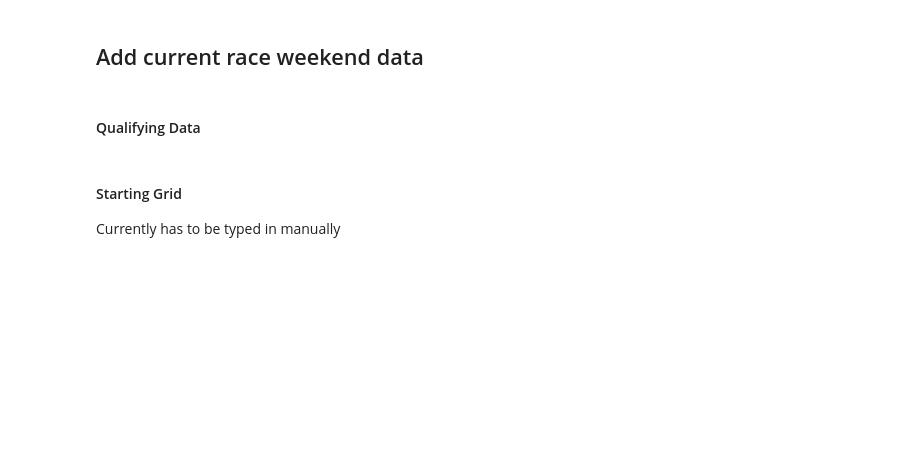
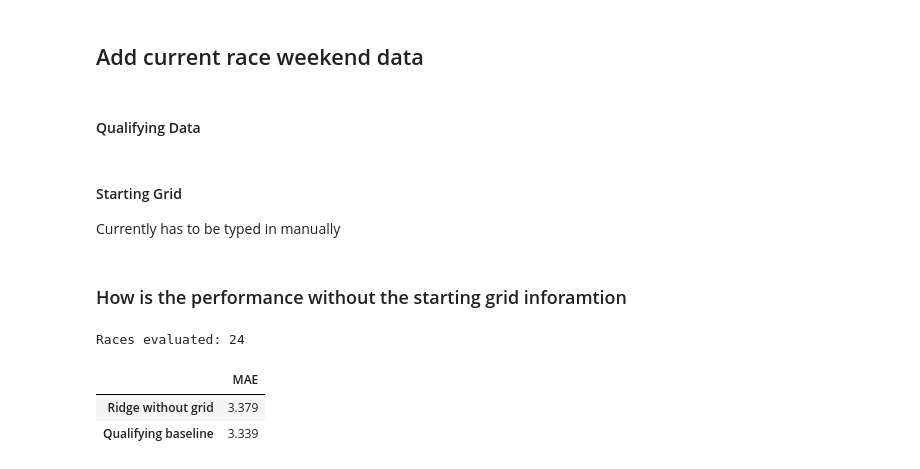
Before and after one commit to ramun-numar/f1-project, a Jupyter notebook: notebooks/analysis.ipynb, the cells around one changed output. Drawn from its saved outputs; the diff is of its cells as text; code cells hidden in the pictures; blank space fills up the shorter version.

```diff
--- a/notebooks/analysis.ipynb
+++ b/notebooks/analysis.ipynb
@@ -1357,3 +1406,72 @@ def add_starting_grid(participants, grid_path):
     drivers.loc[drivers["gridPositionText"].eq("PL"), "gridPositionNumber"] = drivers["fieldSize"]
 
     return drivers
+# %% [markdown]
+### How is the performance without the starting grid inforamtion
+# %%
+import pandas as pd
+import importlib
+from models import features
+from models.model import create_model
+
+importlib.reload(features)
+
+data = features.prepare_features()
+data["date"] = pd.to_datetime(data["date"])
+
+columns = features.numeric_features + features.categorical_features
+results = []
+
+# evaluate each race separately, including all recorded participants
+evaluation_data = data.loc[data["year"].eq(2025)]
+
+for race_id, race in evaluation_data.groupby("raceId"):
+    race = race.sort_values("driverId").copy()
+    race_date = race["date"].iloc[0]
+
+    # train only on earlier races within the previous ten years
+    train = data.loc[
+        data["date"].ge(race_date - pd.DateOffset(years=10))
+        & data["date"].lt(race_date)
+        & data["finish_fraction"].notna()
+    ]
+
+    model = create_model(
+        features.numeric_features,
+        features.categorical_features,
+    )
+    model.fit(train[columns], train["finish_fraction"])
+
+    # rank everyone before excluding non-starters from scoring, as we don't know before the race has started, whether they start or not
+    race["ridge_score"] = model.predict(race[columns])
+    race["ridge_position"] = race["ridge_score"].rank(method="first")
+
+    race["baseline_position"] = (
+        race["qualificationPositionNumber"]
+        .fillna(float("inf"))
+        .rank(method="first")
+    )
+
+    # non-starters have no valid finishing-position target,
+    # thus they are omited as they give no interesting informaiton on our model performance
+    scored = race.loc[race["finish_fraction"].notna()]
+
+    results.append({
+        "raceId": race_id,
+        "Ridge without grid": (
+            scored["ridge_position"] - scored["positionDisplayOrder"]
+        ).abs().mean(),
+        "Qualifying baseline": (
+            scored["baseline_position"] - scored["positionDisplayOrder"]
+        ).abs().mean(),
+    })
+
+race_errors = pd.DataFrame(results).set_index("raceId")
+
+print("Races evaluated:", len(race_errors))
+display(race_errors.mean().rename("MAE").to_frame().round(3))
+# %% [output]
+Races evaluated: 24
+|  | MAE |
+| Ridge without grid | 3.379 |
+| Qualifying baseline | 3.339 |
```
Also changed, not shown: parts of 14 cells of this notebook, 8 other files.
